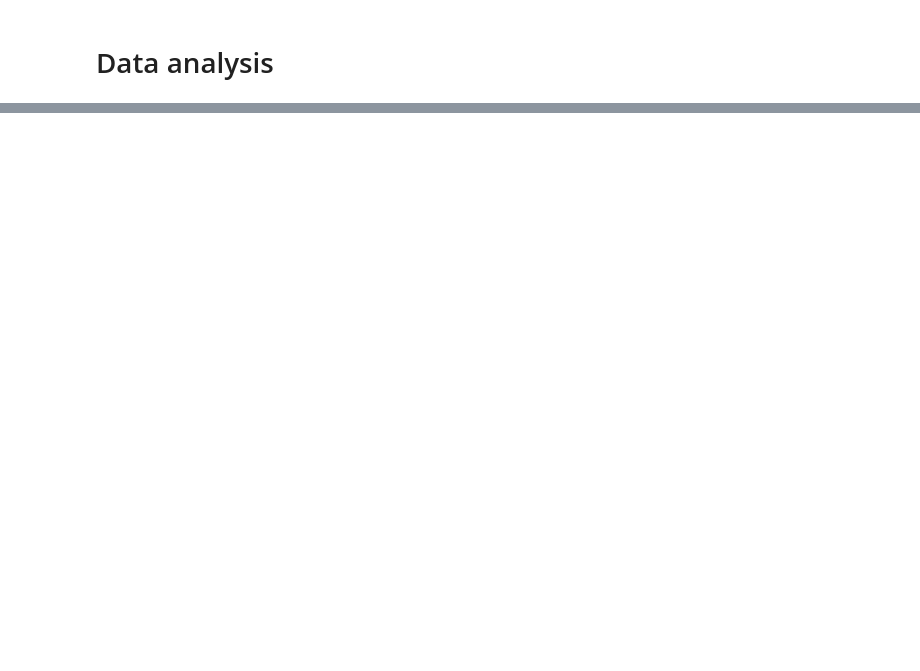
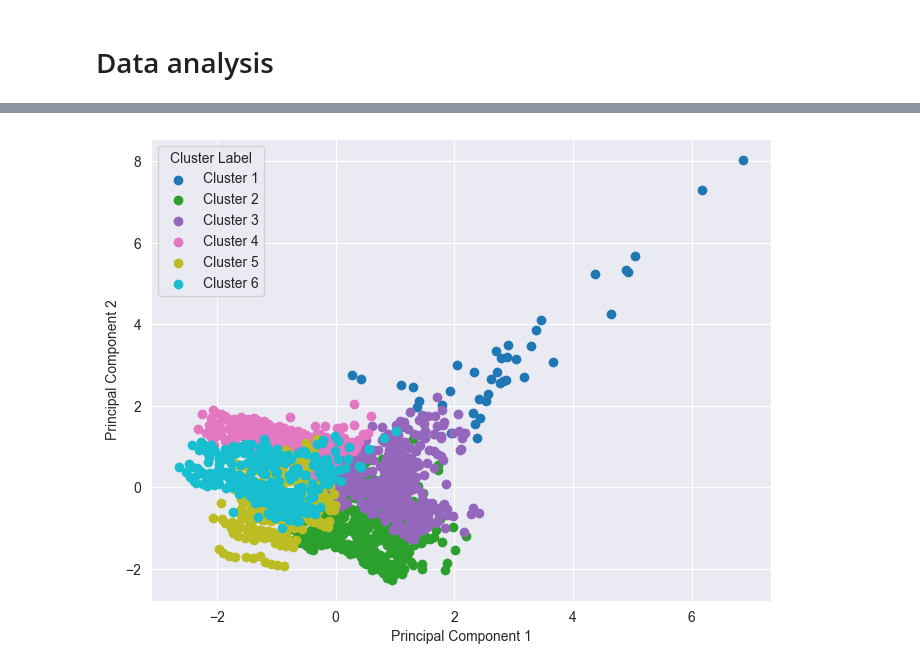
Before and after one commit to IsraP/IP-TCC, a Jupyter notebook: TCC.ipynb, the cells around one changed output, grey strips where cells are left out. Saved outputs shown, nothing was run; the diff lists cells and outputs as text; code cells hidden in the pictures; blank space fills up the shorter version.

```diff
--- a/TCC.ipynb
+++ b/TCC.ipynb
@@ -53,2 +66,4 @@ sampled_df['is_holiday'] = sampled_df['date'].apply(lambda x: x in holiday_dates
 # %% [markdown]
 # Data analysis
+# %%
+sampled_df = pd.read_csv(output_csv_path, parse_dates=['transit_timestamp'])
@@ -75,0 +185,22 @@ for day in days_order:
+# %%
+scaler = StandardScaler()
+features_scaled = scaler.fit_transform(features)
+
+pca = PCA(n_components=2)
+features_pca = pca.fit_transform(features_scaled)
+
+plt.figure(figsize=(8, 6))
+
+unique_clusters = np.unique(clusters)
+colors = plt.cm.tab10(np.linspace(0, 1, len(unique_clusters)))
+
+for color, cluster in zip(colors, unique_clusters):
+    cluster_data = features_pca[clusters == cluster]
+    plt.scatter(cluster_data[:, 0], cluster_data[:, 1], color=color, label=f'Cluster {cluster + 1}')
+
+plt.xlabel('Principal Component 1')
+plt.ylabel('Principal Component 2')
+plt.legend(title="Cluster Label")
+plt.show()
+# %% [output]
+[figure, added]
```
Also changed, not shown: parts of 16 cells of this notebook, 1 other file.
